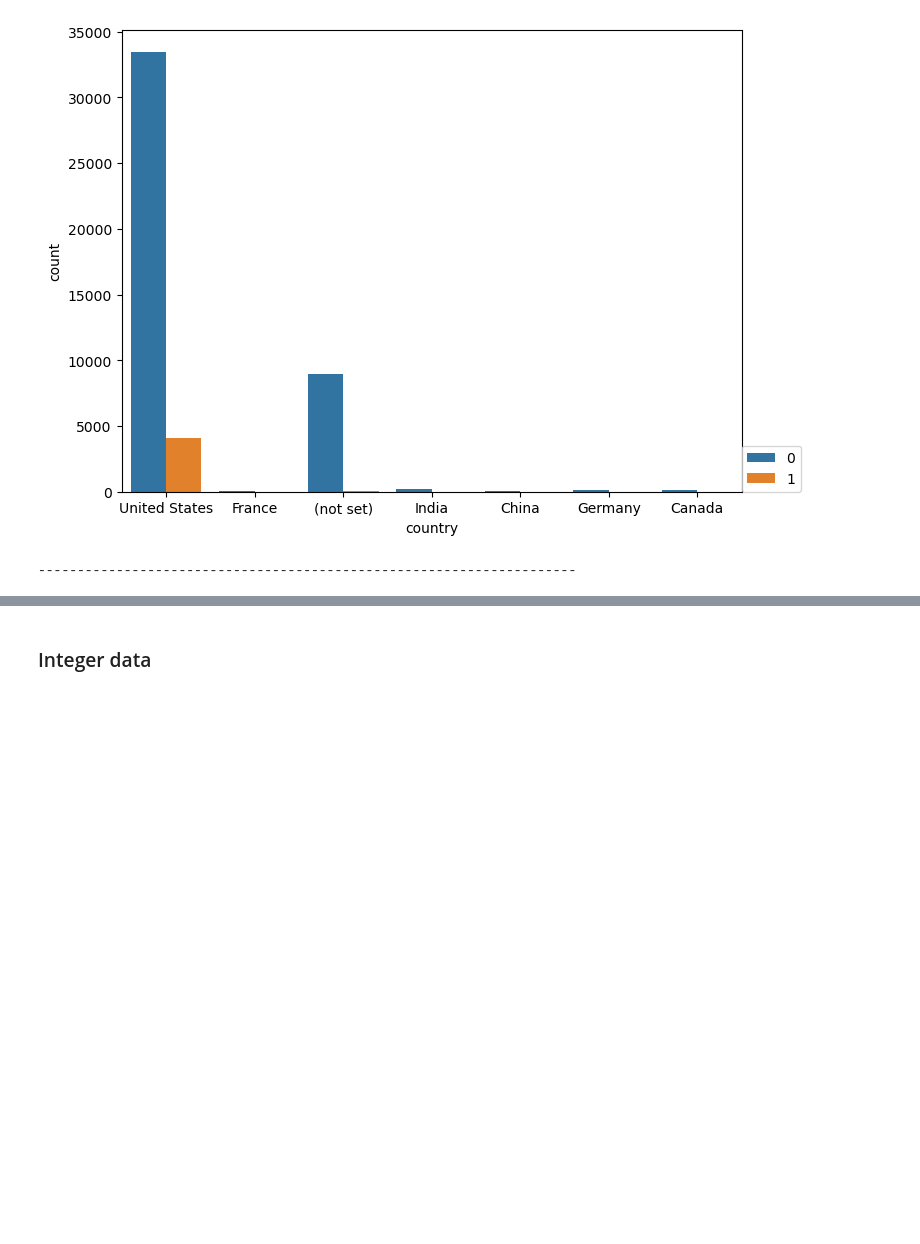
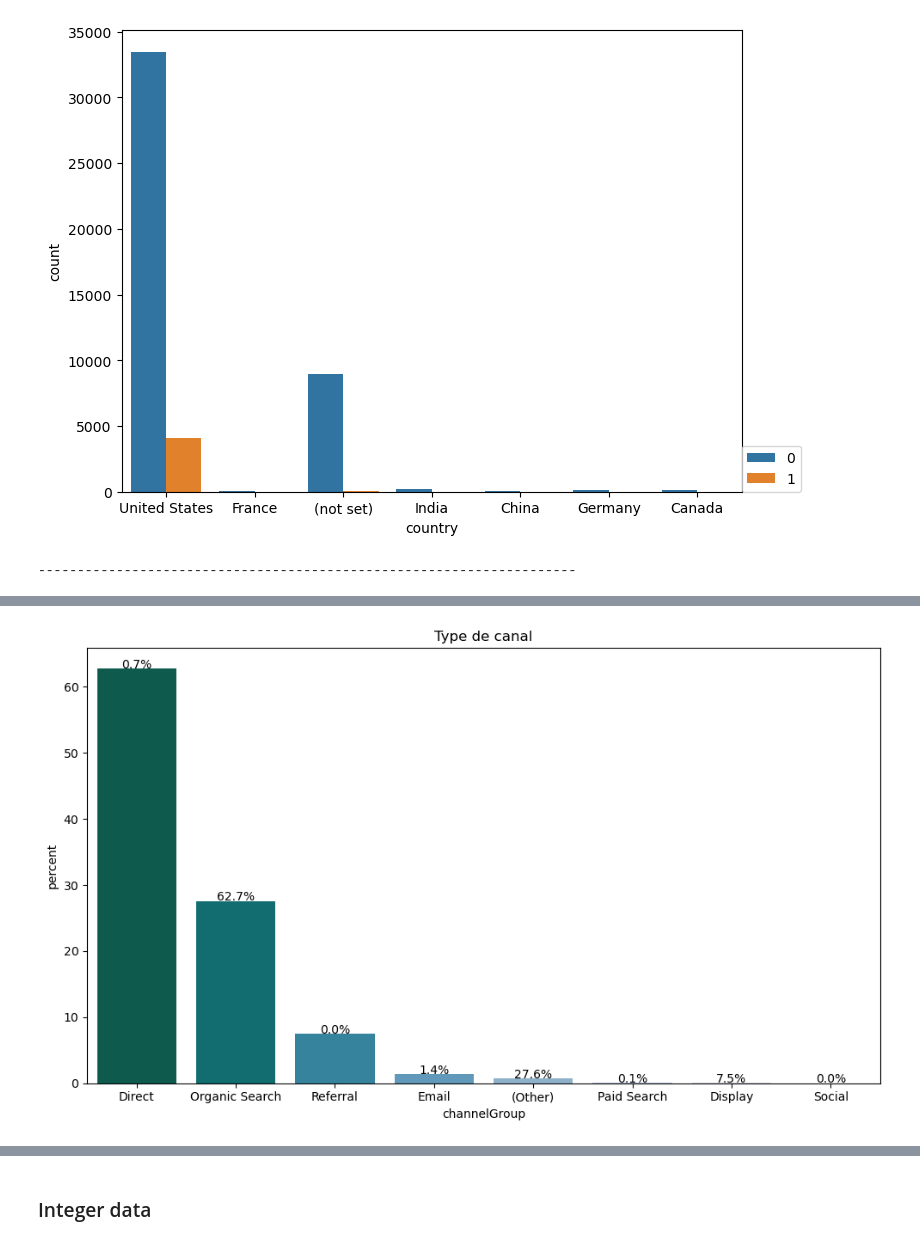
Before and after one commit to Melodyellinn/Projet_Beauty, a Jupyter notebook: E1_notebook_EDA_best.ipynb, the cells around one changed output, grey strips where cells are left out. Drawn from its saved outputs; the diff is of its cells as text; code cells hidden in the pictures; blank space fills up the shorter version.

```diff
--- a/E1_notebook_EDA_best.ipynb
+++ b/E1_notebook_EDA_best.ipynb
@@ -481,0 +541,2 @@ for i in categorial.iloc[:,:-1].columns:
+# %%
+df_bar = df_visu.copy()
@@ -481,0 +582,23 @@ for i in categorial.iloc[:,:-1].columns:
+# %%
+plt.rcParams["figure.figsize"] = [10.00, 6.00]
+plt.rcParams["figure.autolayout"] = True
+
+df_groupby = df_bar.groupby("channelGrouping").agg({"time_on_site" : "count"}).reset_index()
+df_groupby.columns = ["channelGroup",'count']
+df_groupby['percent'] = df_groupby["count"] / len(df_bar) * 100
+df_groupby = df_groupby.sort_values("percent",ascending=False)
+
+ax = sns.barplot(x= df_groupby["channelGroup"], y=df_groupby["percent"], palette='PuBuGn_r')
+plt.xticks(size=10)
+plt.yticks(size=10)
+plt.title(label='Type de canal')
+
+patches = ax.patches
+for i in range(len(patches)):
+    x = patches[i].get_x() + patches[i].get_width()/2
+    y = patches[i].get_height()+.05
+    ax.annotate('{:.1f}%'.format(df_groupby.percent[i]), (x, y), ha='center')
+
+plt.show()
+# %% [output]
+[figure, added]
```
Also changed, not shown: parts of 30 cells of this notebook, 2 other files.
